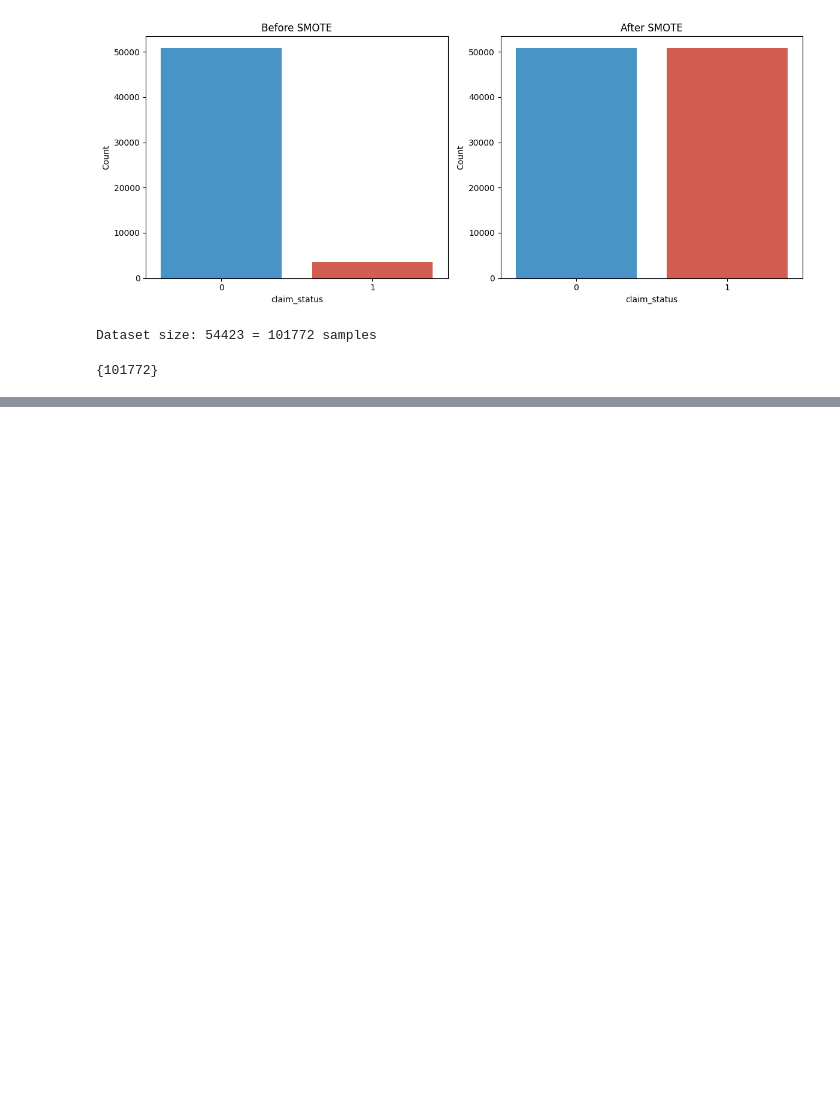
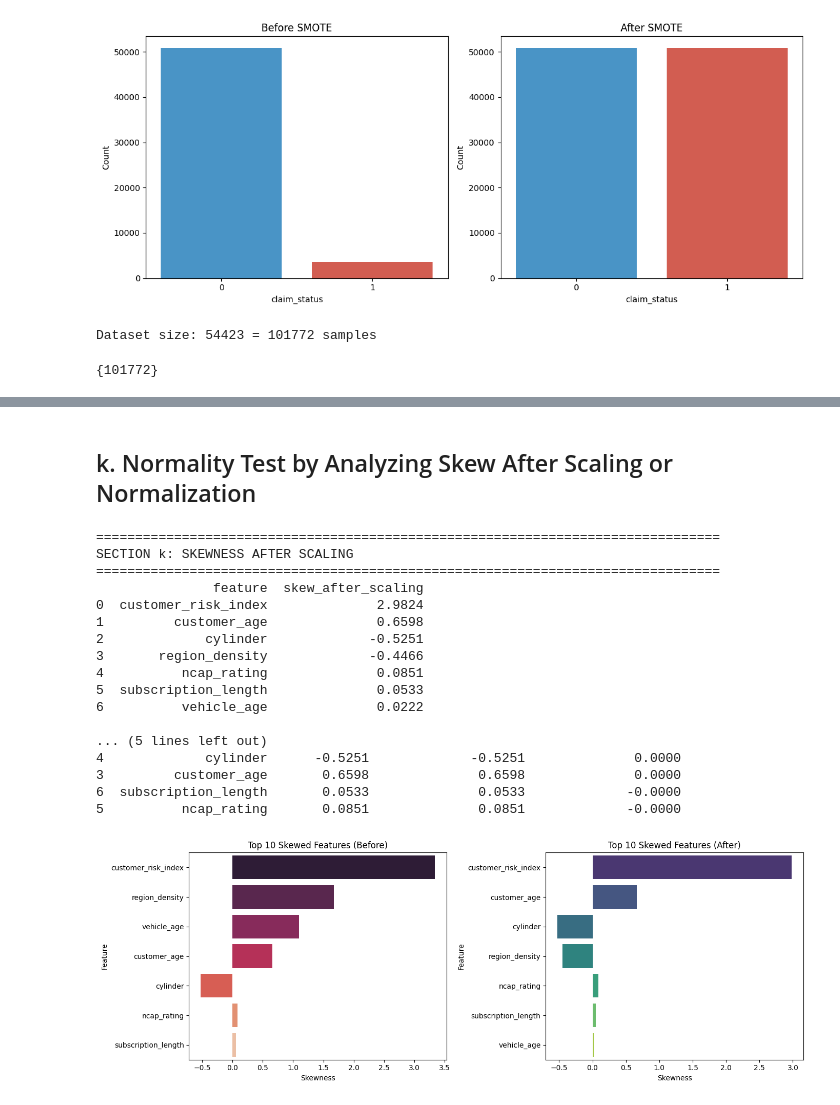
Before and after one commit to Ri2-B/predicting-insurance-claims, a Jupyter notebook: project.ipynb, the cells around one changed output, grey strips where cells are left out. Drawn from its saved outputs; the diff is of its cells as text; code cells hidden in the pictures; blank space fills up the shorter version.

```diff
--- a/project.ipynb
+++ b/project.ipynb
@@ -369,0 +2111,53 @@ print({len(y_resampled)})
+# %% [markdown]
+## k. Normality Test by Analyzing Skew After Scaling or Normalization
+# %%
+# Section k: skewness check after scaling
+skew_after_scaling = df_scaled_ready[numeric_input_features].skew().sort_values(key=np.abs, ascending=False)
+skew_after_scaling_df = skew_after_scaling.reset_index()
+skew_after_scaling_df.columns = ['feature', 'skew_after_scaling']
+
+print('=' * 80)
+print('SECTION k: SKEWNESS AFTER SCALING')
+print('=' * 80)
+print(skew_after_scaling_df.round(4))
+
+comparison_df = skew_before_df.merge(skew_after_scaling_df, on='feature', how='left')
+comparison_df['abs_skew_reduction'] = comparison_df['skew_before'].abs() - comparison_df['skew_after_scaling'].abs()
+comparison_df = comparison_df.sort_values('abs_skew_reduction', ascending=False)
+
+print('\nTop skewness improvements:')
+print(comparison_df.head(10).round(4))
+
+fig, axes = plt.subplots(1, 2, figsize=(14, 5))
+
+sns.barplot(data=skew_before_df.head(10), x='skew_before', y='feature', hue='feature', legend=False, ax=axes[0], palette='rocket')
+axes[0].set_title('Top 10 Skewed Features (Before)')
+axes[0].set_xlabel('Skewness')
+axes[0].set_ylabel('Feature')
+
+sns.barplot(data=skew_after_scaling_df.head(10), x='skew_after_scaling', y='feature', hue='feature', legend=False, ax=axes[1], palette='viridis')
+axes[1].set_title('Top 10 Skewed Features (After)')
+axes[1].set_xlabel('Skewness')
+axes[1].set_ylabel('Feature')
+
+plt.tight_layout()
+plt.show()
+# %% [output]
+================================================================================
+SECTION k: SKEWNESS AFTER SCALING
+================================================================================
+               feature  skew_after_scaling
+0  customer_risk_index              2.9824
+1         customer_age              0.6598
+2             cylinder             -0.5251
+3       region_density             -0.4466
+4          ncap_rating              0.0851
+5  subscription_length              0.0533
+6          vehicle_age              0.0222
+
+... (5 lines left out)
+4             cylinder      -0.5251             -0.5251              0.0000
+3         customer_age       0.6598              0.6598              0.0000
+6  subscription_length       0.0533              0.0533             -0.0000
+5          ncap_rating       0.0851              0.0851             -0.0000
+[figure, added]
```
Also changed, not shown: parts of 43 cells of this notebook.
